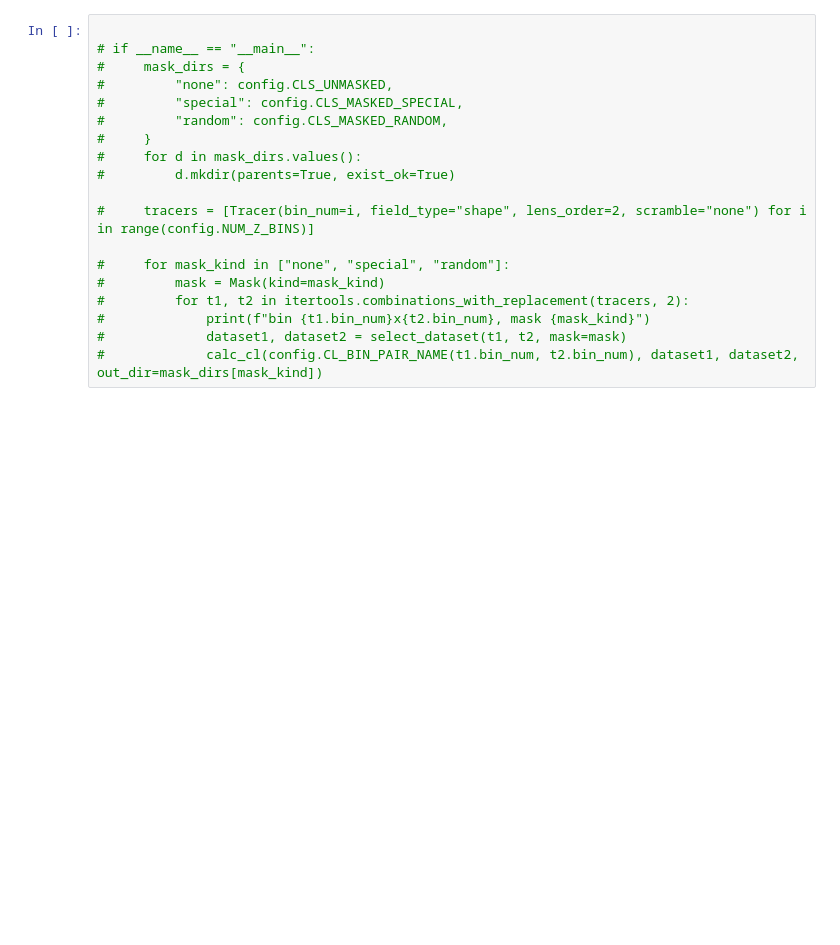
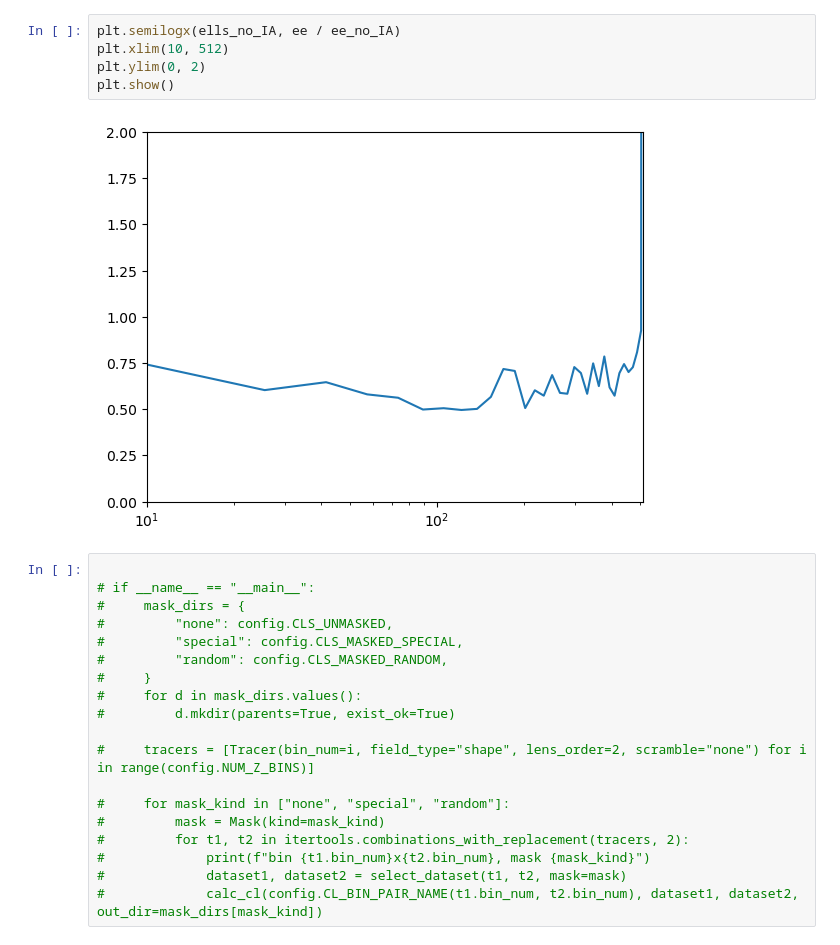
Before and after one commit to Jonas-Frugte/galaxy_b_modes, a Jupyter notebook: notebooks/plot_cls.ipynb, the cells around one changed output. Cells and saved outputs as stored; diff of their text form; blank space fills up the shorter version.

```diff
--- a/notebooks/plot_cls.ipynb
+++ b/notebooks/plot_cls.ipynb
@@ -32,3 +69,10 @@ plt.show()
+# %%
+plt.semilogx(ells_no_IA, ee / ee_no_IA)
+plt.xlim(10, 512)
+plt.ylim(0, 2)
+plt.show()
+# %% [output]
+[figure, added]
 # %%
 
 # if __name__ == "__main__":
```
Also changed, not shown: parts of 5 cells of this notebook, 12 other files.
